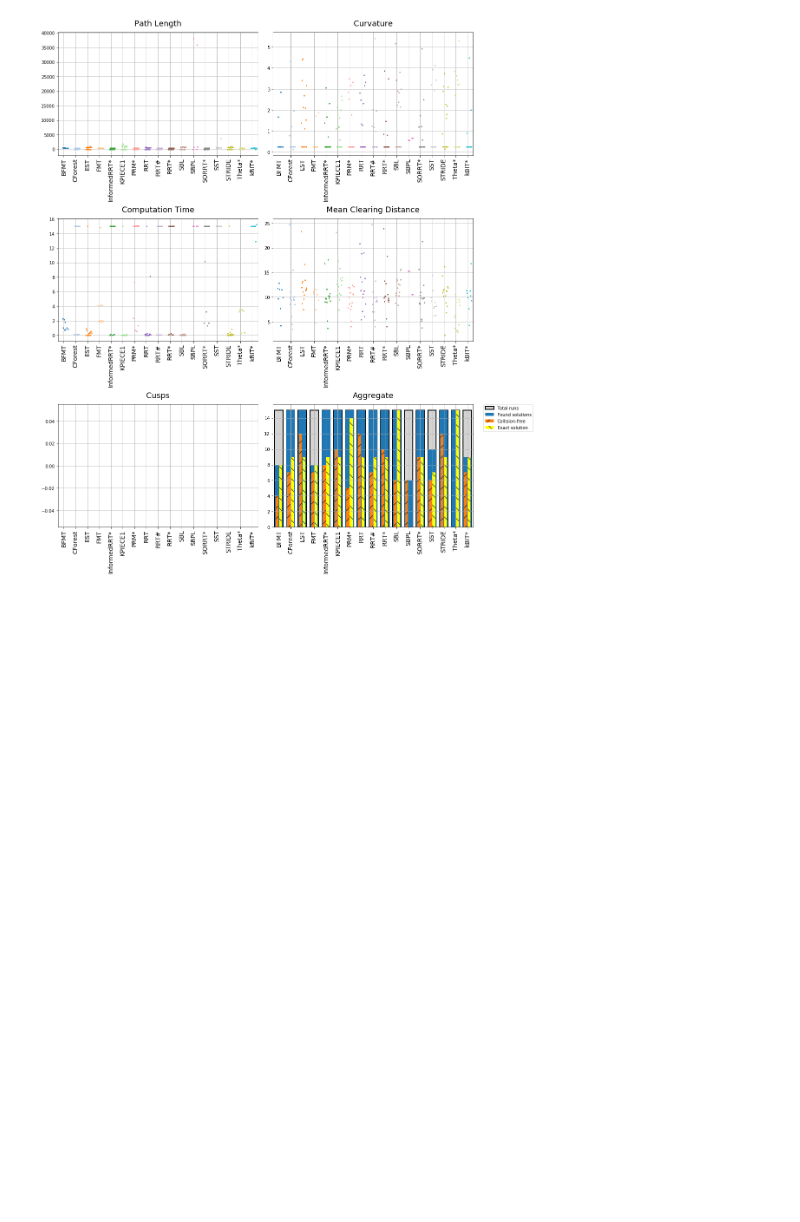
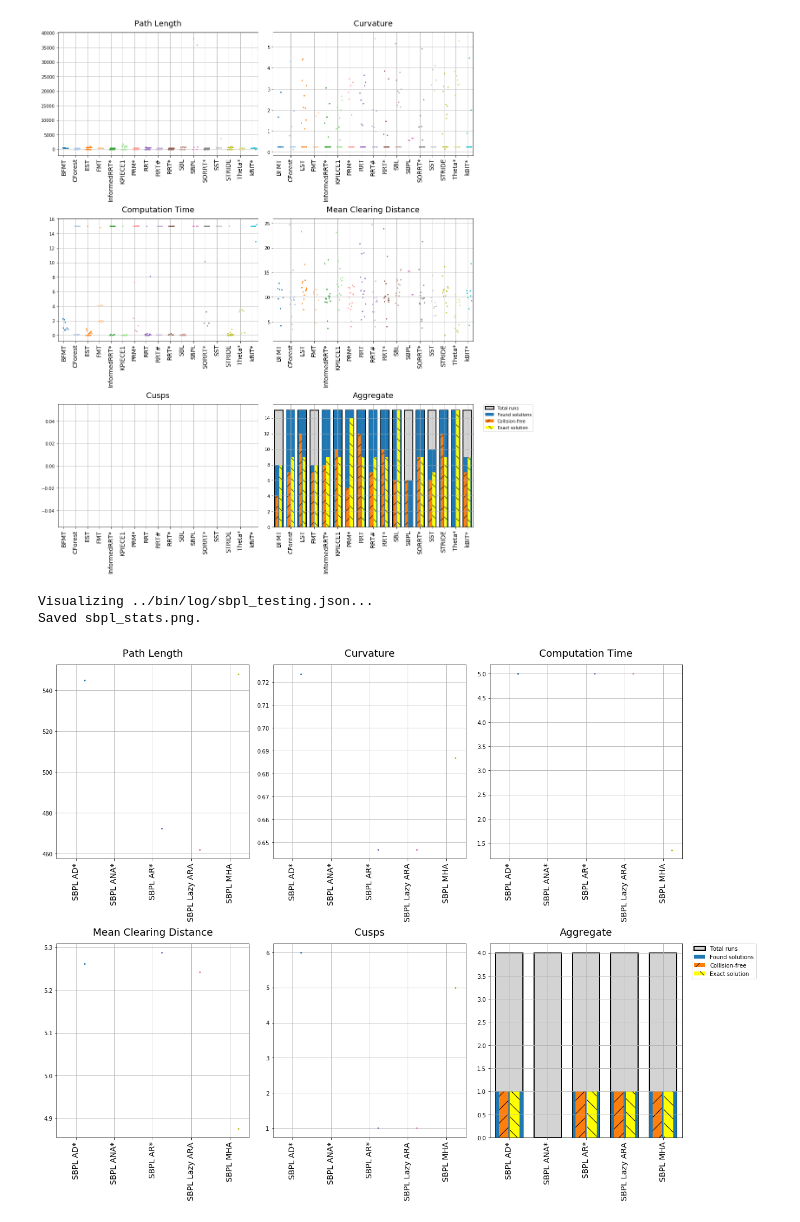
Before and after one commit to robot-motion/bench-mr, a Jupyter notebook: plotting/Planner Statistics.ipynb, the cells around one changed output. Cells and saved outputs as stored; diff of their text form; code cells hidden in the pictures; blank space fills up the shorter version.

```diff
--- a/plotting/Planner Statistics.ipynb
+++ b/plotting/Planner Statistics.ipynb
@@ -38,3 +42,17 @@ plot_planner_stats('../results/movingai_berlin_256.json', combine_views=True, pl
 Visualizing ../results/movingai_berlin_256.json...
 Saved planner_stats_scatter_berlin256.png.
 [figure]
+# %%
+plot_planner_stats('../bin/log/sbpl_testing.json',
+                   combine_views=True,
+                   plot_violins=False,
+                   save_file="sbpl_stats.png",
+                   ticks_rotation=90,
+                   max_plots_per_line=3,
+                   fig_width=6,
+                   fig_height=7
+)
+# %% [output]
+Visualizing ../bin/log/sbpl_testing.json...
+Saved sbpl_stats.png.
+[figure, added]
```
Also changed, not shown: parts of 2 cells of this notebook, 16 other files.
